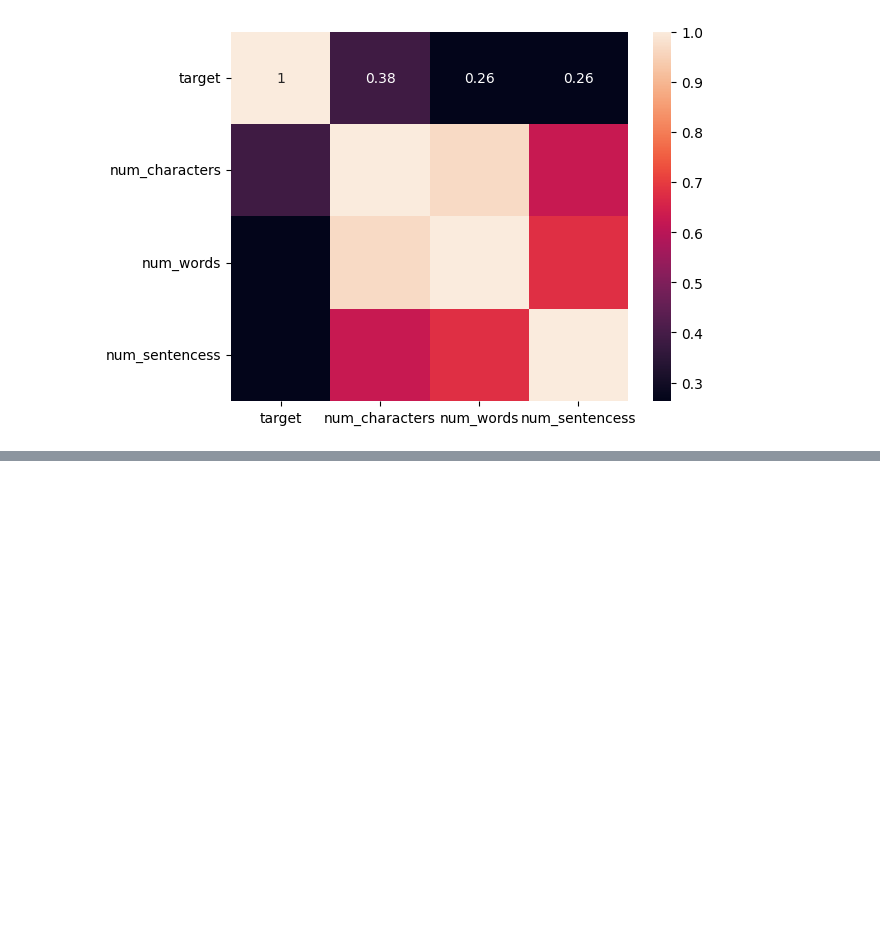
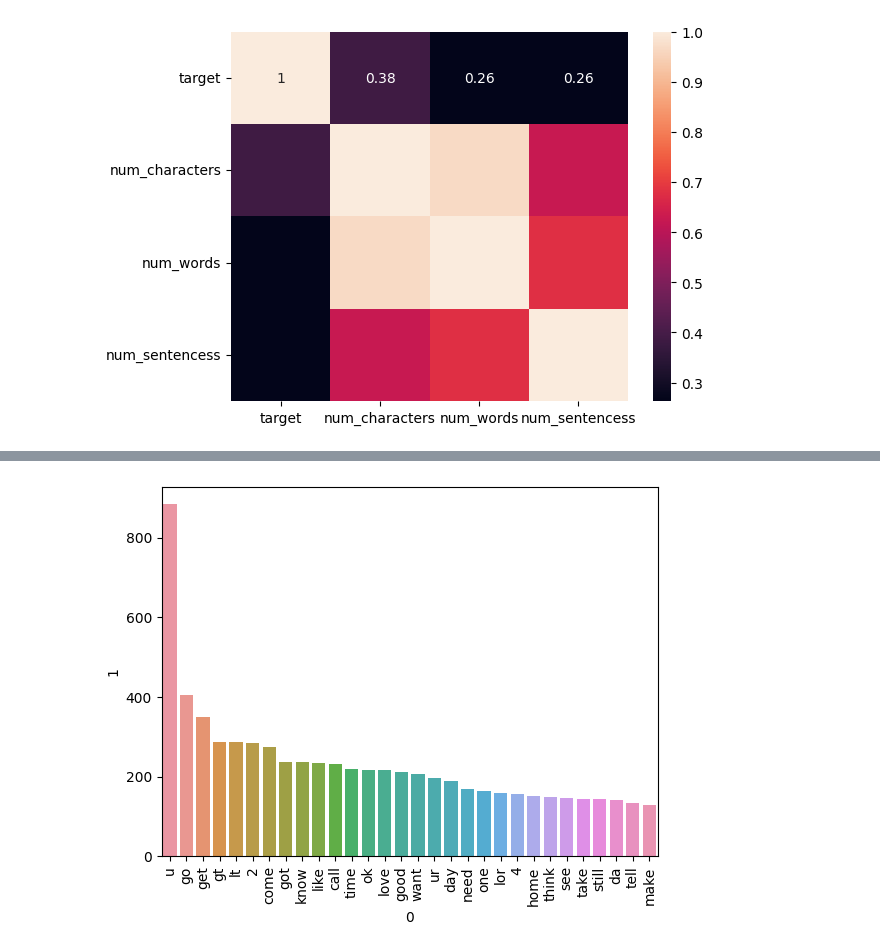
Before and after one commit to awkward-student/sms-spam-classifier, a Jupyter notebook: sms-spam-detection.ipynb, the cells around one changed output, grey strips where cells are left out. Cells and saved outputs as stored; diff of their text form; code cells hidden in the pictures; blank space fills up the shorter version.

```diff
--- a/sms-spam-detection.ipynb
+++ b/sms-spam-detection.ipynb
@@ -263,0 +394,15 @@ sns.heatmap(df.corr(), annot = True)
+# %%
+ham_corpus = []
+
+for msg in df[df['target'] == 0]['transformed_text'].tolist():
+    for word in msg.split():
+        ham_corpus.append(word)
+
+Counter(ham_corpus).most_common(30)
+
+sns.barplot(x = pandas.DataFrame(Counter(ham_corpus).most_common(30))[0],
+            y = pandas.DataFrame(Counter(ham_corpus).most_common(30))[1])
+plt.xticks(rotation = 'vertical')
+plt.show()
+# %% [output]
+[figure, added]
```
Also changed, not shown: parts of 15 cells of this notebook.
